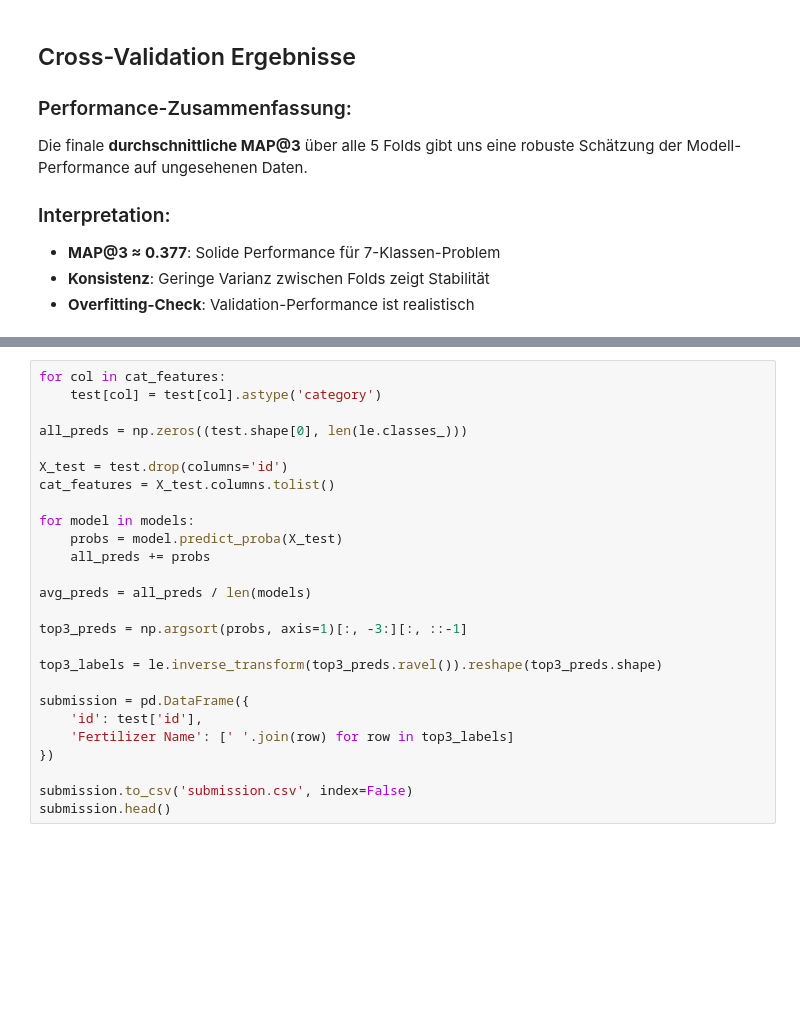
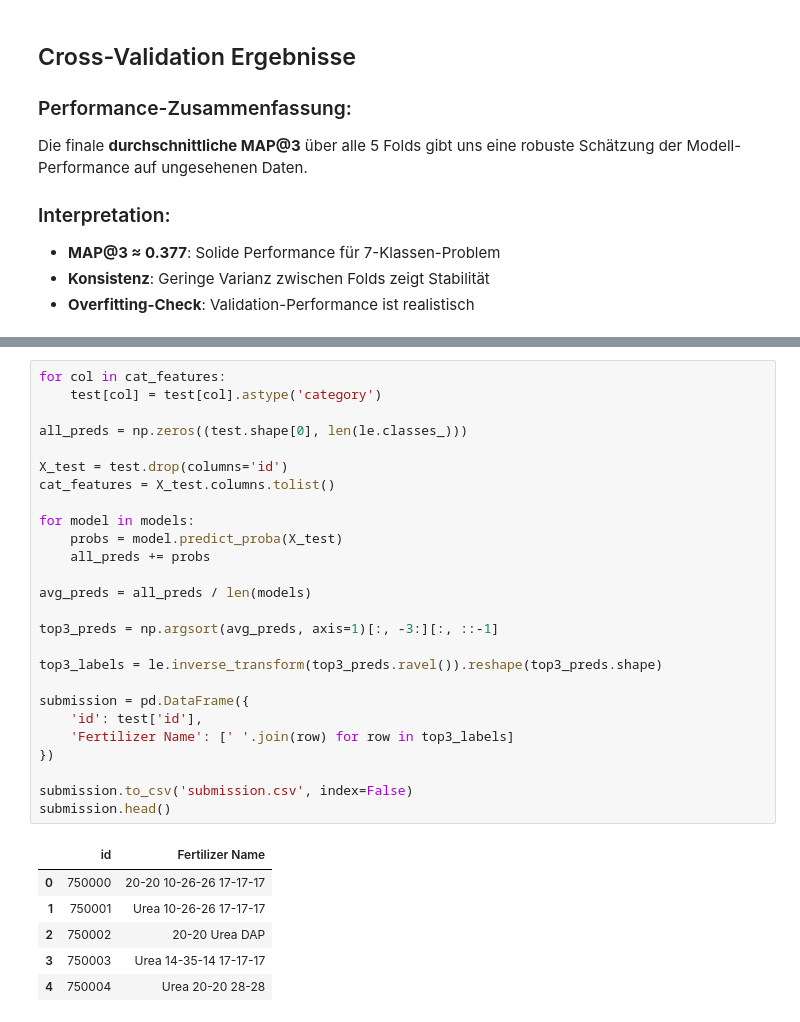
Before and after one commit to yernon/EDA_Jahns_Liefke, a Jupyter notebook: EDA_XGBOOST.ipynb, the cells around one changed output, grey strips where cells are left out. Drawn from its saved outputs; the diff is of its cells as text; blank space fills up the shorter version.

```diff
--- a/EDA_XGBOOST.ipynb
+++ b/EDA_XGBOOST.ipynb
@@ -303,26 +393,33 @@ plt.show()
 # %%
 for col in cat_features:
     test[col] = test[col].astype('category')
 
 all_preds = np.zeros((test.shape[0], len(le.classes_)))
 
 X_test = test.drop(columns='id')
 cat_features = X_test.columns.tolist()
 
 for model in models:
     probs = model.predict_proba(X_test)
     all_preds += probs
 
 avg_preds = all_preds / len(models)
 
-top3_preds = np.argsort(probs, axis=1)[:, -3:][:, ::-1]
+top3_preds = np.argsort(avg_preds, axis=1)[:, -3:][:, ::-1]
 
 top3_labels = le.inverse_transform(top3_preds.ravel()).reshape(top3_preds.shape)
 
 submission = pd.DataFrame({
     'id': test['id'],
     'Fertilizer Name': [' '.join(row) for row in top3_labels]
 })
 
 submission.to_csv('submission.csv', index=False)
 submission.head()
+# %% [output]
+|  | id | Fertilizer Name |
+| 0 | 750000 | 20-20 10-26-26 17-17-17 |
+| 1 | 750001 | Urea 10-26-26 17-17-17 |
+| 2 | 750002 | 20-20 Urea DAP |
+| 3 | 750003 | Urea 14-35-14 17-17-17 |
+| 4 | 750004 | Urea 20-20 28-28 |
```
Also changed, not shown: parts of 11 cells of this notebook.
